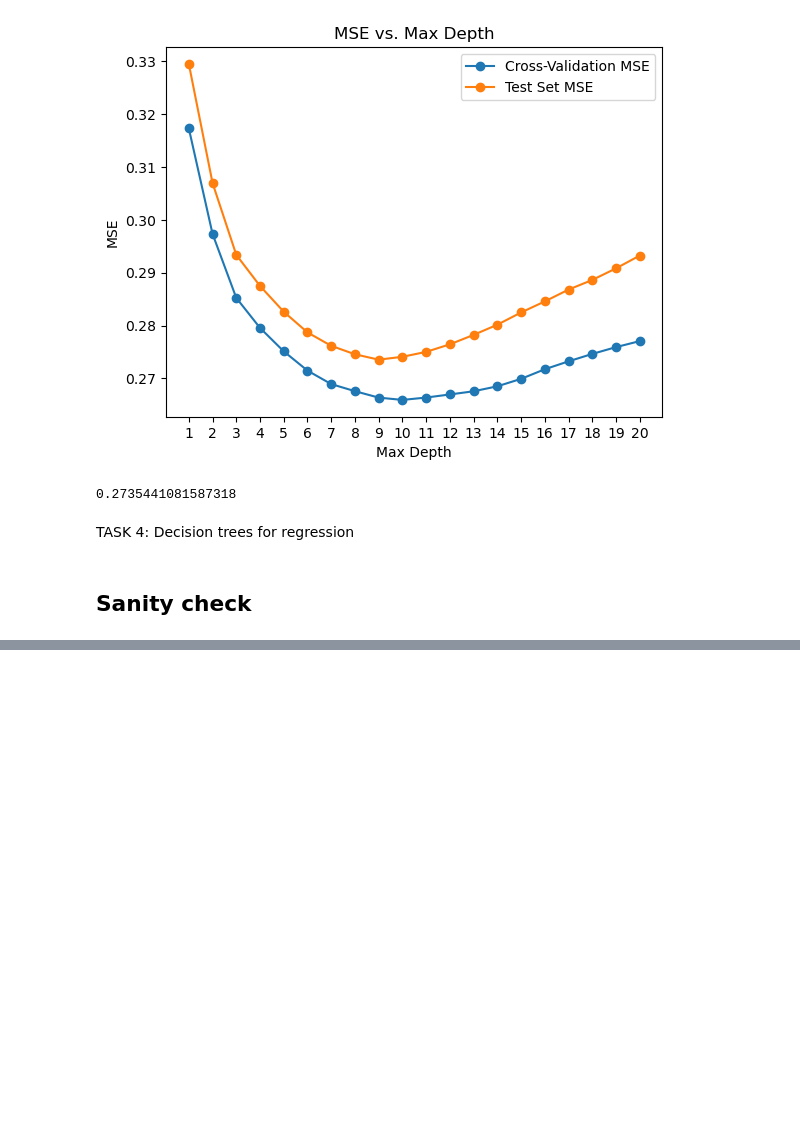
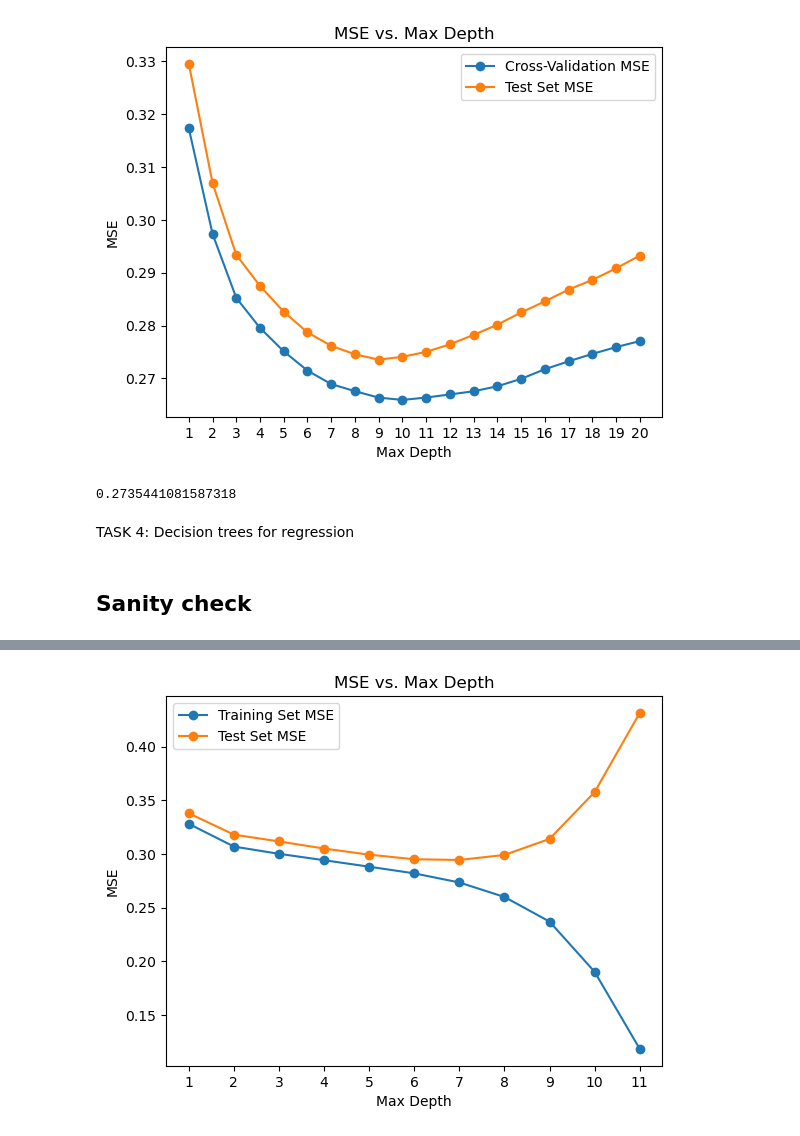
Before and after one commit to DJB1ra/DJB1ra-gu, a Jupyter notebook: assignment1/Assignment1_Albin.ipynb, the cells around one changed output, grey strips where cells are left out. Drawn from its saved outputs; the diff is of its cells as text; code cells hidden in the pictures; blank space fills up the shorter version.

```diff
--- a/assignment1/Assignment1_Albin.ipynb
+++ b/assignment1/Assignment1_Albin.ipynb
@@ -762,3 +762,44 @@ Y = alldata_shuffled['price_doc'].apply(np.log)
 
 # Split into training and test sets.
 Xtrain, Xtest, Ytrain, Ytest = train_test_split(X, Y, test_size=0.2, random_state=0)
+# %%
+# Define a range of max depths to try
+max_depths = range(1, 12)  # Adjust the range based on your requirements
+
+# Lists to store results
+depths = []
+training_mse = []  # Change this from cv_mse to training_mse
+test_mse = []
+
+# Loop through different max depths
+for depth in max_depths:
+    # Create and train the regressor
+    russian_regressor = TreeRegressor(max_depth=depth, threshold=0.01)
+    russian_regressor.fit(Xtrain, Ytrain)
+
+    # Training set MSE
+    predictions_train = russian_regressor.predict(Xtrain)
+    training_mse_score = mean_squared_error(Ytrain, predictions_train)
+
+    # Predictions on the test set
+    predictions_test = russian_regressor.predict(Xtest)
+
+    # MSE on the test set
+    test_mse_score = mean_squared_error(Ytest, predictions_test)
+
+    # Save results
+    depths.append(depth)
+    training_mse.append(training_mse_score)
+    test_mse.append(test_mse_score)
+
+# Plot the results
+plt.plot(depths, training_mse, label='Training Set MSE', marker='o')  # Change label from 'Cross-Validation MSE' to 'Training Set MSE'
+plt.plot(depths, test_mse, label='Test Set MSE', marker='o')
+plt.title('MSE vs. Max Depth')
+plt.xlabel('Max Depth')
+plt.ylabel('MSE')
+plt.xticks(depths)
+plt.legend()
+plt.show()
+# %% [output]
+[figure, added]
```
Also changed, not shown: parts of 3 cells of this notebook.
